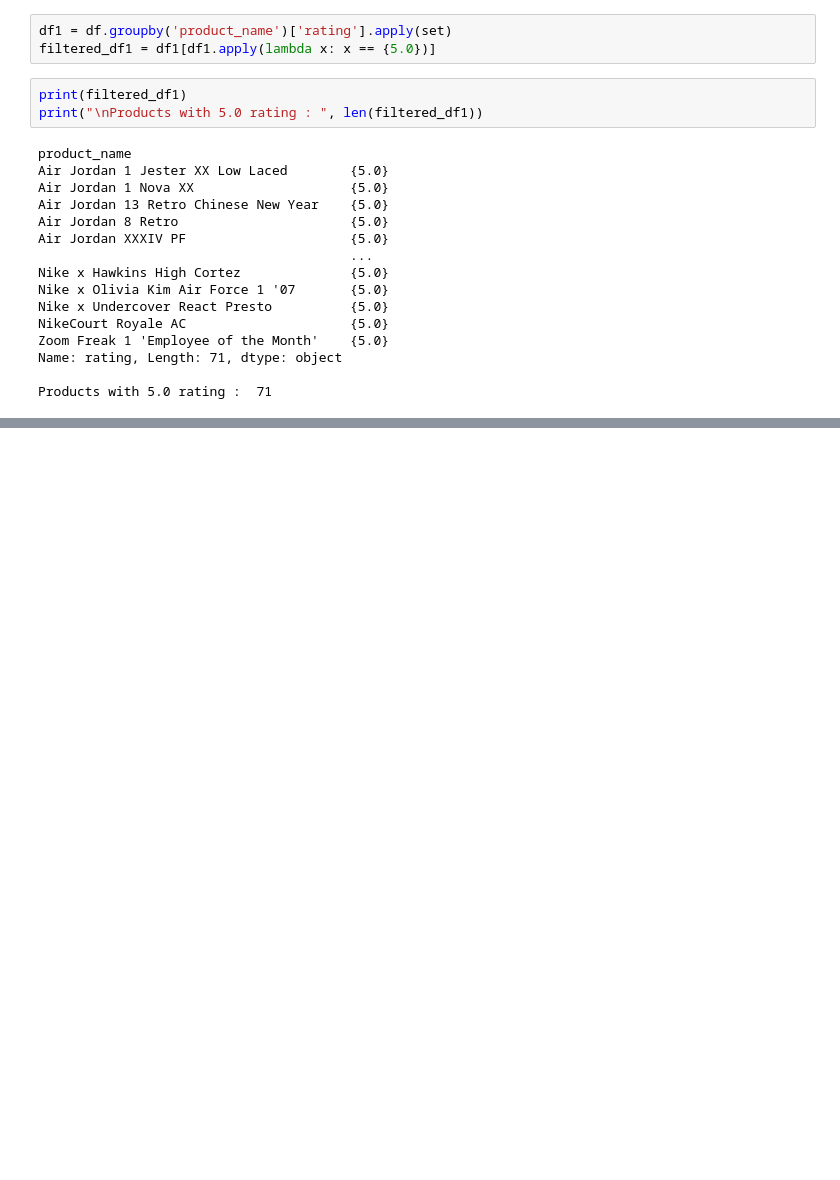
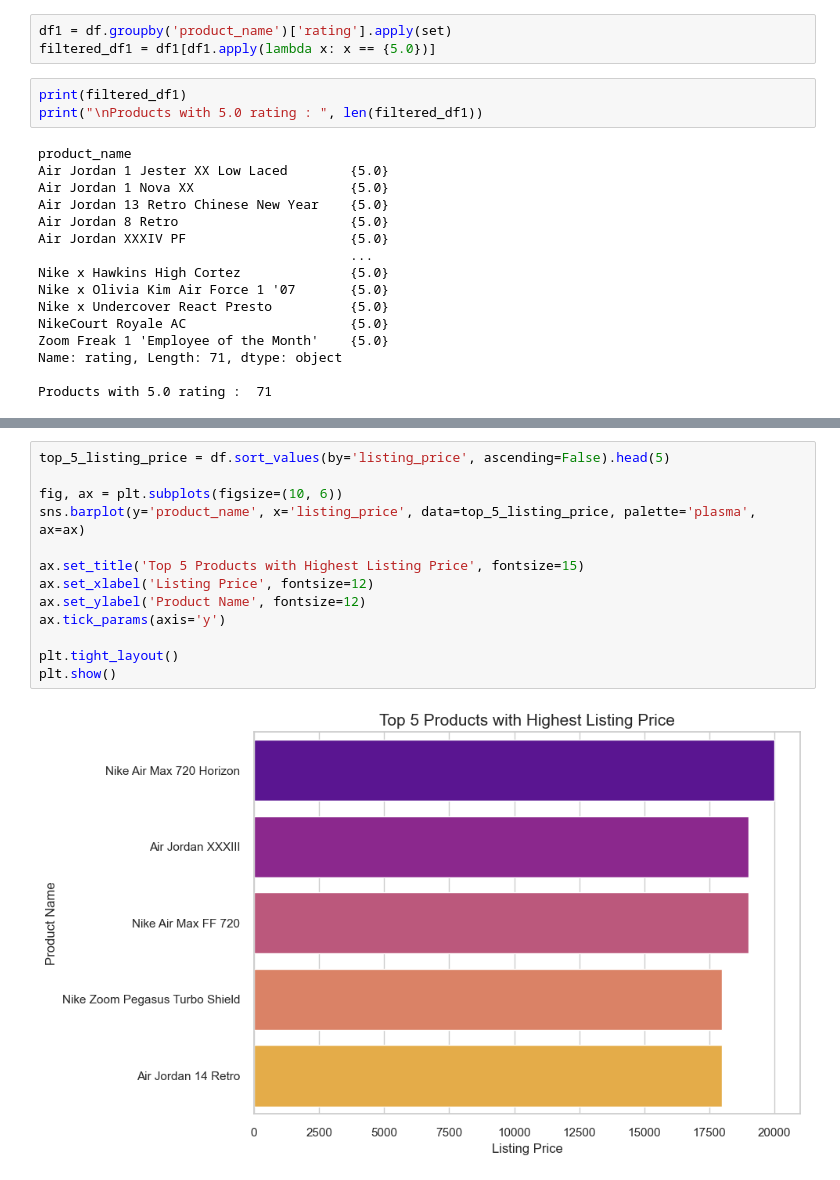
Before and after one commit to rezaaprm/nike_sales_dashboard, a Jupyter notebook: main.ipynb, the cells around one changed output, grey strips where cells are left out. Saved outputs shown, nothing was run; the diff lists cells and outputs as text; blank space fills up the shorter version.

```diff
--- a/main.ipynb
+++ b/main.ipynb
@@ -137,0 +179,15 @@ filtered_df2
+# %%
+top_5_listing_price = df.sort_values(by='listing_price', ascending=False).head(5)
+
+fig, ax = plt.subplots(figsize=(10, 6))
+sns.barplot(y='product_name', x='listing_price', data=top_5_listing_price, palette='plasma', ax=ax)
+
+ax.set_title('Top 5 Products with Highest Listing Price', fontsize=15)
+ax.set_xlabel('Listing Price', fontsize=12)
+ax.set_ylabel('Product Name', fontsize=12)
+ax.tick_params(axis='y')
+
+plt.tight_layout()
+plt.show()
+# %% [output]
+[figure, added]
```
Also changed, not shown: parts of 16 cells of this notebook, 1 other file.
